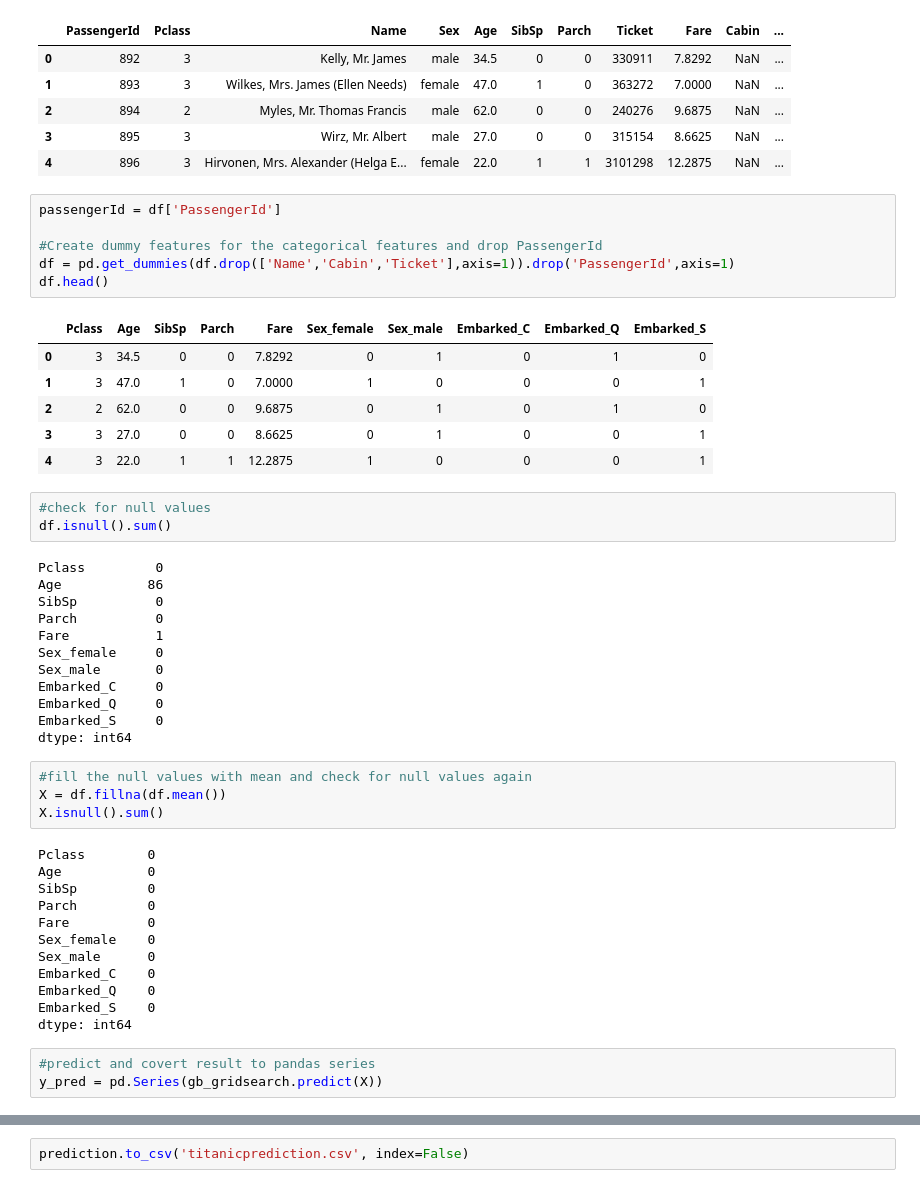
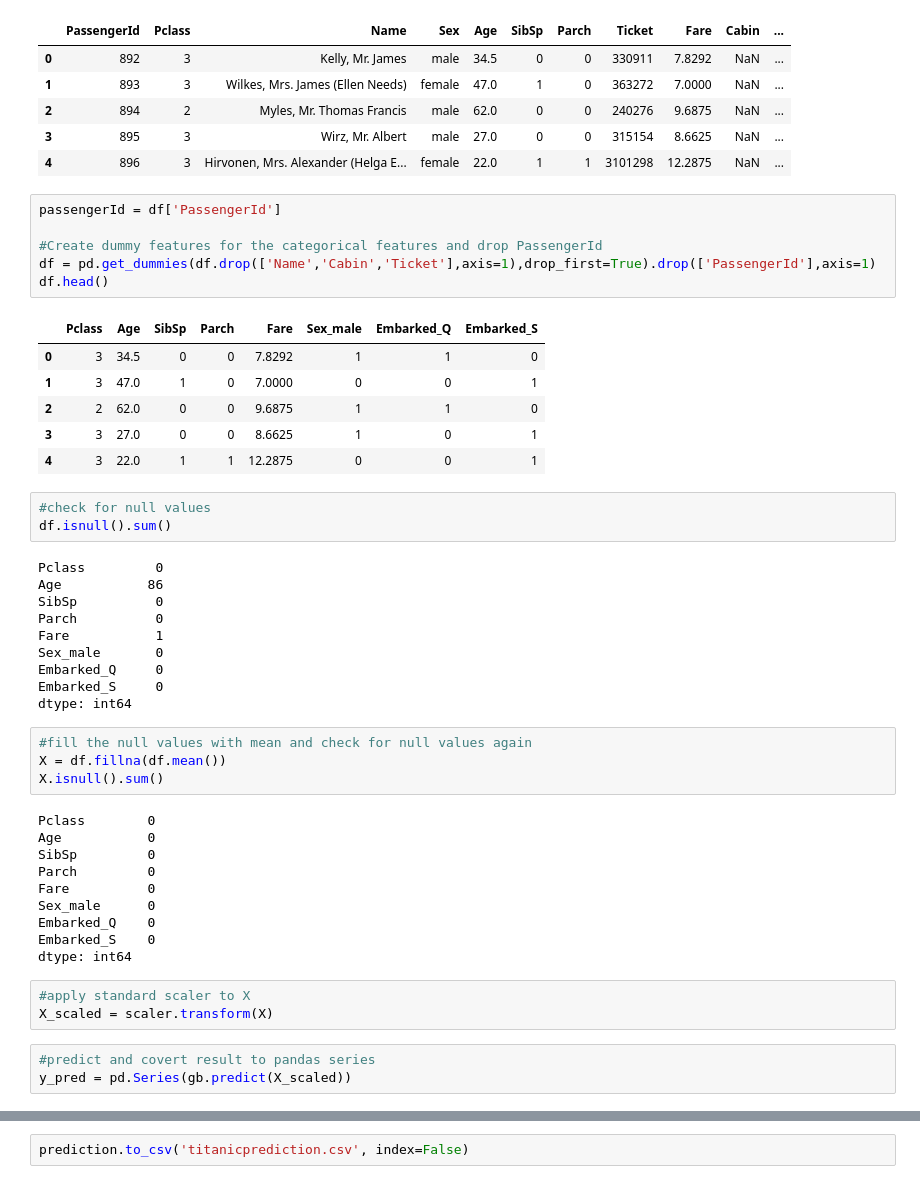
Before and after one commit to amythemirror/Springboard, a Jupyter notebook: Case Study - Gradient Boosting/Gradient_Boosting_student.ipynb, the cells around one changed output, grey strips where cells are left out. Saved outputs shown, nothing was run; the diff lists cells and outputs as text.

Commit message:
Removed correlated dummy features and standardized test dataset features

```diff
--- a/Case Study - Gradient Boosting/Gradient_Boosting_student.ipynb
+++ b/Case Study - Gradient Boosting/Gradient_Boosting_student.ipynb
@@ -384,16 +338,16 @@ df.head()
 # %%
 passengerId = df['PassengerId']
 
 #Create dummy features for the categorical features and drop PassengerId
-df = pd.get_dummies(df.drop(['Name','Cabin','Ticket'],axis=1)).drop('PassengerId',axis=1)
+df = pd.get_dummies(df.drop(['Name','Cabin','Ticket'],axis=1),drop_first=True).drop(['PassengerId'],axis=1)
 df.head()
 # %% [output]
-|  | Pclass | Age | SibSp | Parch | Fare | Sex_female | Sex_male | Embarked_C | Embarked_Q | Embarked_S |
-| 0 | 3 | 34.5 | 0 | 0 | 7.8292 | 0 | 1 | 0 | 1 | 0 |
-| 1 | 3 | 47.0 | 1 | 0 | 7.0000 | 1 | 0 | 0 | 0 | 1 |
-| 2 | 2 | 62.0 | 0 | 0 | 9.6875 | 0 | 1 | 0 | 1 | 0 |
-| 3 | 3 | 27.0 | 0 | 0 | 8.6625 | 0 | 1 | 0 | 0 | 1 |
-| 4 | 3 | 22.0 | 1 | 1 | 12.2875 | 1 | 0 | 0 | 0 | 1 |
+|  | Pclass | Age | SibSp | Parch | Fare | Sex_male | Embarked_Q | Embarked_S |
+| 0 | 3 | 34.5 | 0 | 0 | 7.8292 | 1 | 1 | 0 |
+| 1 | 3 | 47.0 | 1 | 0 | 7.0000 | 0 | 0 | 1 |
+| 2 | 2 | 62.0 | 0 | 0 | 9.6875 | 1 | 1 | 0 |
+| 3 | 3 | 27.0 | 0 | 0 | 8.6625 | 1 | 0 | 1 |
+| 4 | 3 | 22.0 | 1 | 1 | 12.2875 | 0 | 0 | 1 |
 # %%
 #check for null values
 df.isnull().sum()
@@ -403,9 +357,7 @@ Age           86
 SibSp          0
 Parch          0
 Fare           1
-Sex_female     0
 Sex_male       0
-Embarked_C     0
 Embarked_Q     0
 Embarked_S     0
 dtype: int64
@@ -419,15 +371,16 @@ Age           0
 SibSp         0
 Parch         0
 Fare          0
-Sex_female    0
 Sex_male      0
-Embarked_C    0
 Embarked_Q    0
 Embarked_S    0
 dtype: int64
+# %%
+#apply standard scaler to X
+X_scaled = scaler.transform(X)
 # %%
 #predict and covert result to pandas series
-y_pred = pd.Series(gb_gridsearch.predict(X))
+y_pred = pd.Series(gb.predict(X_scaled))
 # %%
 prediction = pd.concat([passengerId, y_pred], axis=1)
 prediction.columns = ['PassengerID', 'Survived']
```
Also changed, not shown: parts of 14 cells of this notebook.
